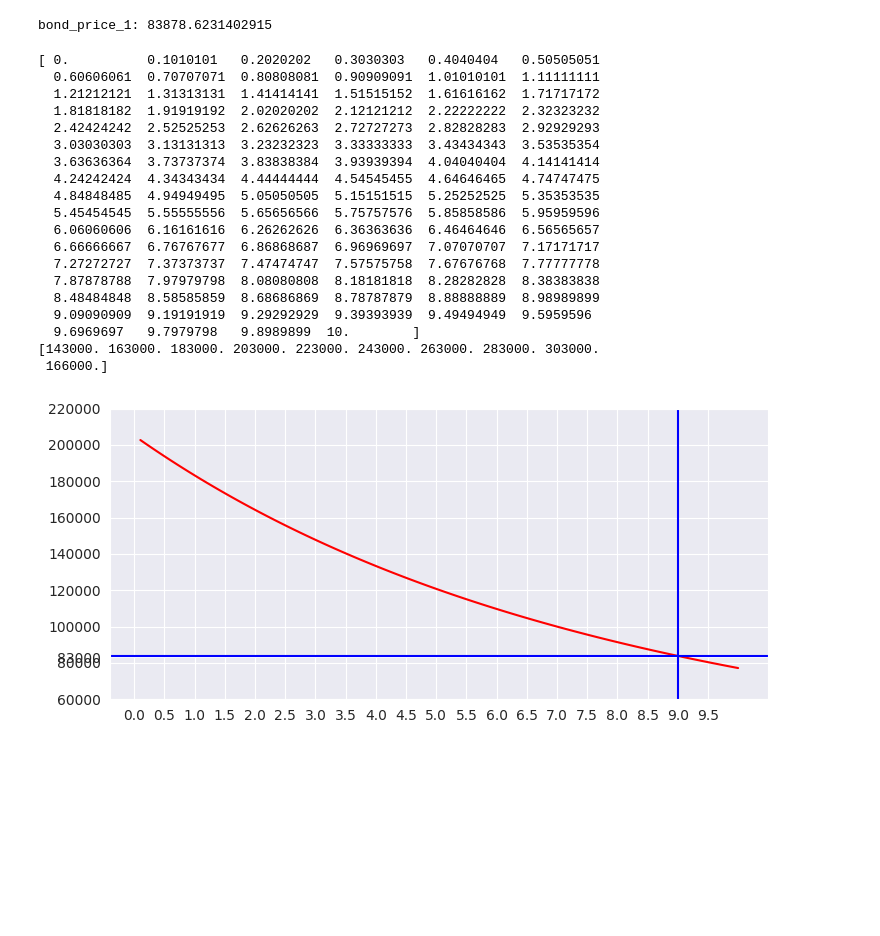
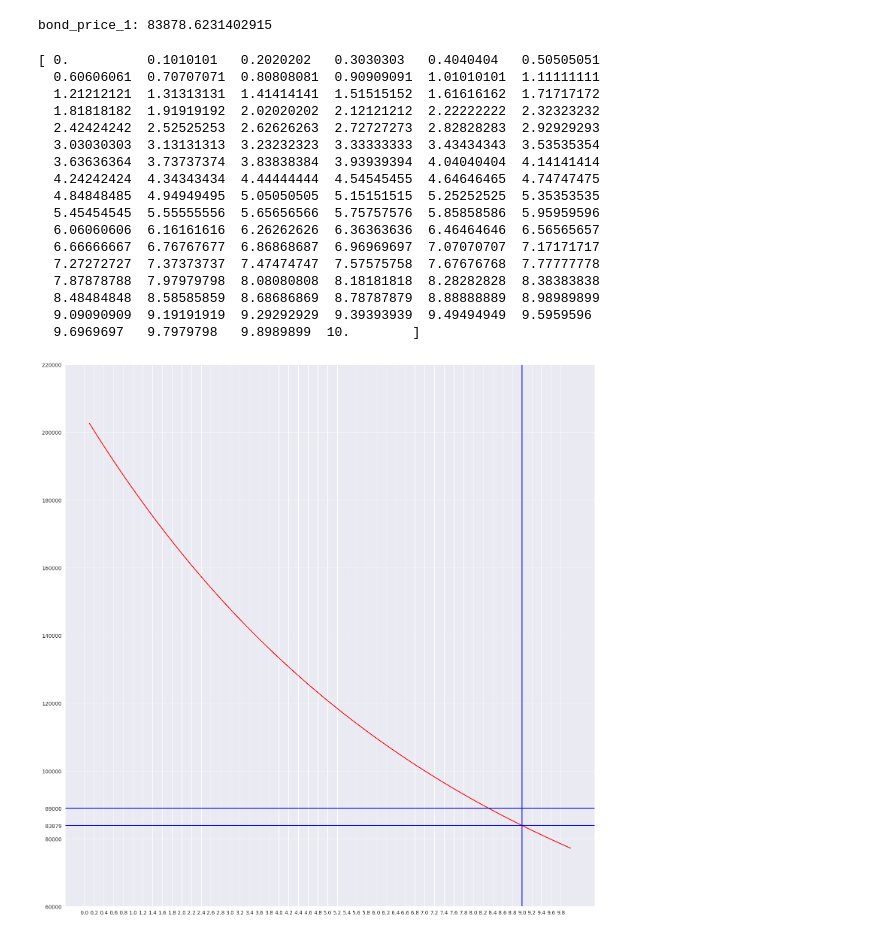
Before and after one commit to horasan/ml, a Jupyter notebook: R_LER_TREASURY_FIXED_INCOME_1.ipynb, the cells around one changed output. Cells and saved outputs as stored; diff of their text form; code cells hidden in the pictures; blank space fills up the shorter version.

Commit message:
yield to maturity

```diff
--- a/R_LER_TREASURY_FIXED_INCOME_1.ipynb
+++ b/R_LER_TREASURY_FIXED_INCOME_1.ipynb
@@ -1598,40 +1598,45 @@ face_value_1 = 100000
 coupon_rate_1 = 7/100
 coupon_amount_1 = face_value_1 * coupon_rate_1
 
-plt.rcParams["figure.figsize"] = [7.50, 3.50]
+plt.rcParams["figure.figsize"] = [15, 15]
 plt.rcParams["figure.autolayout"] = True
 
 ytm_2 = np.linspace(0, 10, 100)
 
 print(ytm_2)
 
 
 
 plt.plot(ytm_2, get_bond_price_in(coupon_amount_in = coupon_amount_1, ytm_in = (ytm_2/100), n_in = n_1, face_value_in = face_value_1), color = "red")
-plt.xticks(np.arange(min(0, min(ytm_2)), max(0, max(ytm_2)), 0.5))
+plt.xticks(np.arange(min(0, min(ytm_2)), max(0, max(ytm_2)), 0.2)) #0.5: tick frequency
+
+# add given price and yield.
 plt.axhline(y = bond_price_1, color = 'b', linestyle = '-')
 plt.axvline(x = ytm_1*100, color = 'b', linestyle = '-')
-plt.yticks(list(plt.yticks()[0]) + [83000])
-print(plt.yticks()[0] + [83000])
+
+# add another price and guess the yield.
+bond_price_another = 89000
+plt.axhline(y = bond_price_another, color = 'b', linestyle = '-')
+#plt.axvline(x = ytm_1*100, color = 'b', linestyle = '-')
+
+plt.yticks(list(plt.yticks()[0]) + [bond_price_1, bond_price_another]) # add the bond price.
 plt.show()
 # %% [output]
 [ 0.          0.1010101   0.2020202   0.3030303   0.4040404   0.50505051
   0.60606061  0.70707071  0.80808081  0.90909091  1.01010101  1.11111111
   1.21212121  1.31313131  1.41414141  1.51515152  1.61616162  1.71717172
   1.81818182  1.91919192  2.02020202  2.12121212  2.22222222  2.32323232
   2.42424242  2.52525253  2.62626263  2.72727273  2.82828283  2.92929293
   3.03030303  3.13131313  3.23232323  3.33333333  3.43434343  3.53535354
   3.63636364  3.73737374  3.83838384  3.93939394  4.04040404  4.14141414
   4.24242424  4.34343434  4.44444444  4.54545455  4.64646465  4.74747475
   4.84848485  4.94949495  5.05050505  5.15151515  5.25252525  5.35353535
   5.45454545  5.55555556  5.65656566  5.75757576  5.85858586  5.95959596
   6.06060606  6.16161616  6.26262626  6.36363636  6.46464646  6.56565657
   6.66666667  6.76767677  6.86868687  6.96969697  7.07070707  7.17171717
   7.27272727  7.37373737  7.47474747  7.57575758  7.67676768  7.77777778
   7.87878788  7.97979798  8.08080808  8.18181818  8.28282828  8.38383838
   8.48484848  8.58585859  8.68686869  8.78787879  8.88888889  8.98989899
   9.09090909  9.19191919  9.29292929  9.39393939  9.49494949  9.5959596
   9.6969697   9.7979798   9.8989899  10.        ]
-[143000. 163000. 183000. 203000. 223000. 243000. 263000. 283000. 303000.
- 166000.]
-[figure, old version]
+[figure, new version]
```
